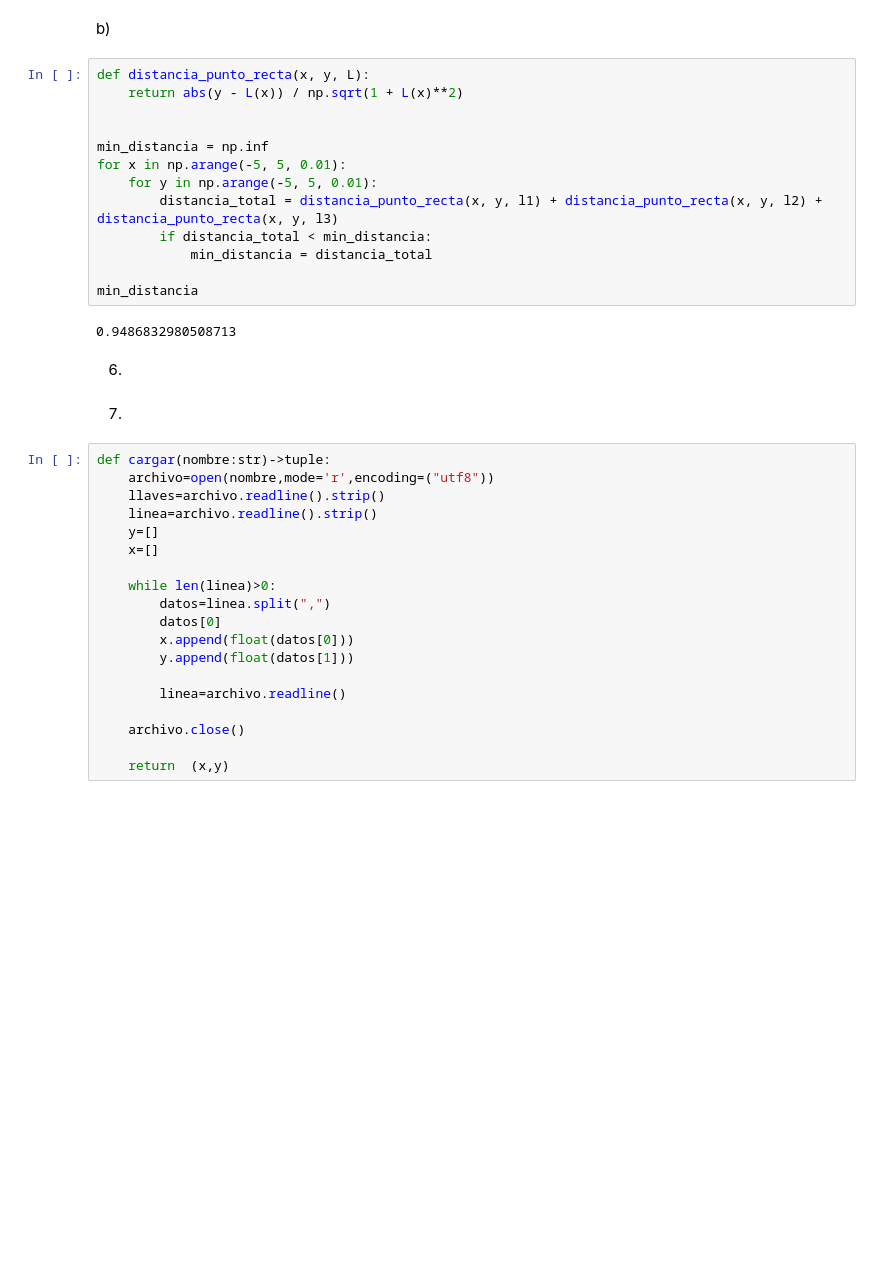
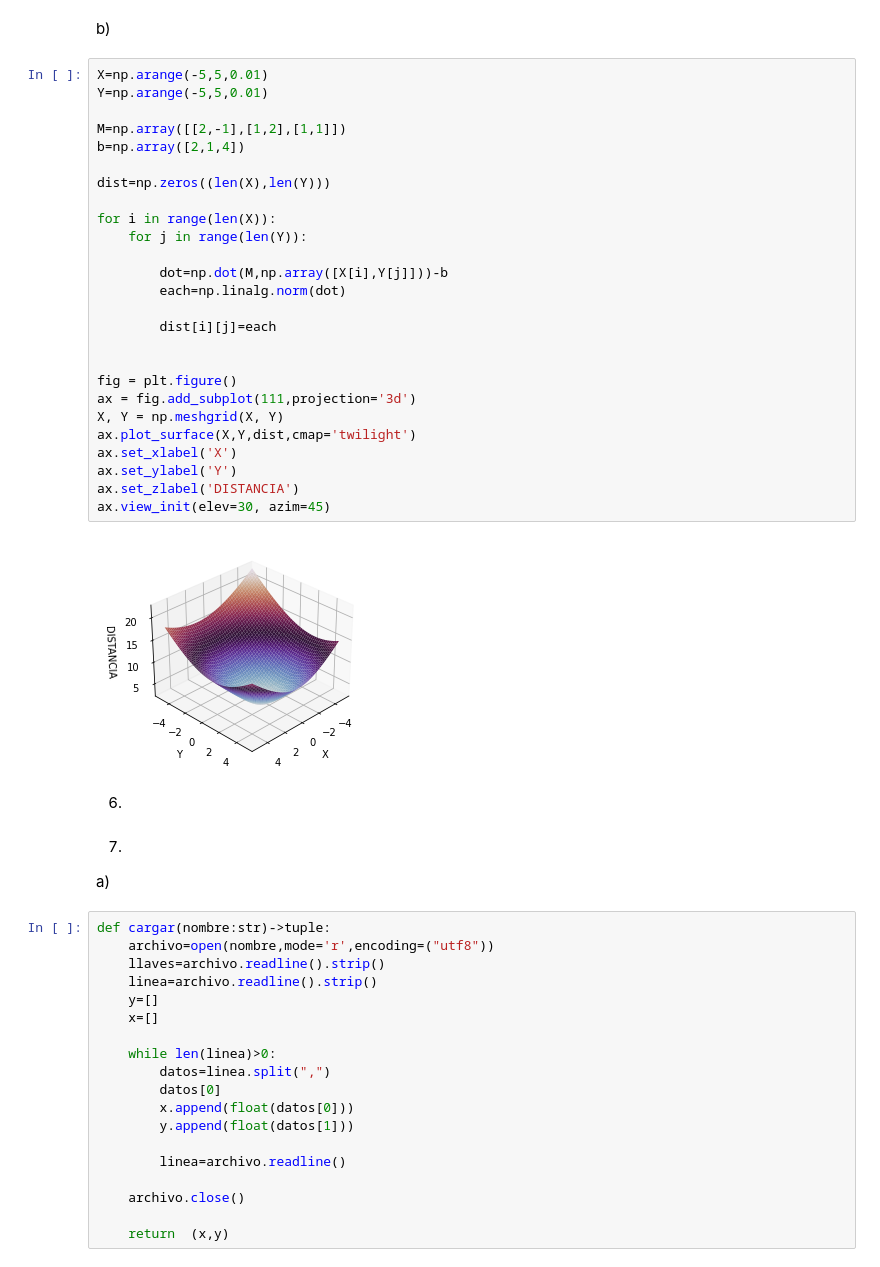
Before and after one commit to lsperezm/Metodos1-LauraPerez-SofiaLizarazo, a Jupyter notebook: Taller3/Taller3-LauraSofiaPerez-BrendaSofiaLizarazo.ipynb, the cells around one changed output. Saved outputs shown, nothing was run; the diff lists cells and outputs as text; blank space fills up the shorter version.

```diff
--- a/Taller3/Taller3-LauraSofiaPerez-BrendaSofiaLizarazo.ipynb
+++ b/Taller3/Taller3-LauraSofiaPerez-BrendaSofiaLizarazo.ipynb
@@ -784,24 +834,39 @@ plt.scatter(common_point[0], common_point[1], color='red')
 # %% [markdown]
 b)
 # %%
-def distancia_punto_recta(x, y, L):
-    return abs(y - L(x)) / np.sqrt(1 + L(x)**2)
+X=np.arange(-5,5,0.01)
+Y=np.arange(-5,5,0.01)
+
+M=np.array([[2,-1],[1,2],[1,1]])
+b=np.array([2,1,4])
+
+dist=np.zeros((len(X),len(Y)))
+
+for i in range(len(X)):
+    for j in range(len(Y)):
+
+        dot=np.dot(M,np.array([X[i],Y[j]]))-b
+        each=np.linalg.norm(dot)
+
+        dist[i][j]=each
 
 
-min_distancia = np.inf
-for x in np.arange(-5, 5, 0.01):
-    for y in np.arange(-5, 5, 0.01):
-        distancia_total = distancia_punto_recta(x, y, l1) + distancia_punto_recta(x, y, l2) + distancia_punto_recta(x, y, l3)
-        if distancia_total < min_distancia:
-            min_distancia = distancia_total
-
-min_distancia
+fig = plt.figure()
+ax = fig.add_subplot(111,projection='3d')
+X, Y = np.meshgrid(X, Y)
+ax.plot_surface(X,Y,dist,cmap='twilight')
+ax.set_xlabel('X')
+ax.set_ylabel('Y')
+ax.set_zlabel('DISTANCIA')
+ax.view_init(elev=30, azim=45)
 # %% [output]
-0.9486832980508713
+[figure, added]
 # %% [markdown]
 6.
 # %% [markdown]
 7.
+
+a)
 # %%
 def cargar(nombre:str)->tuple:
     archivo=open(nombre,mode='r',encoding=("utf8"))
```
Also changed, not shown: parts of 18 cells of this notebook.
